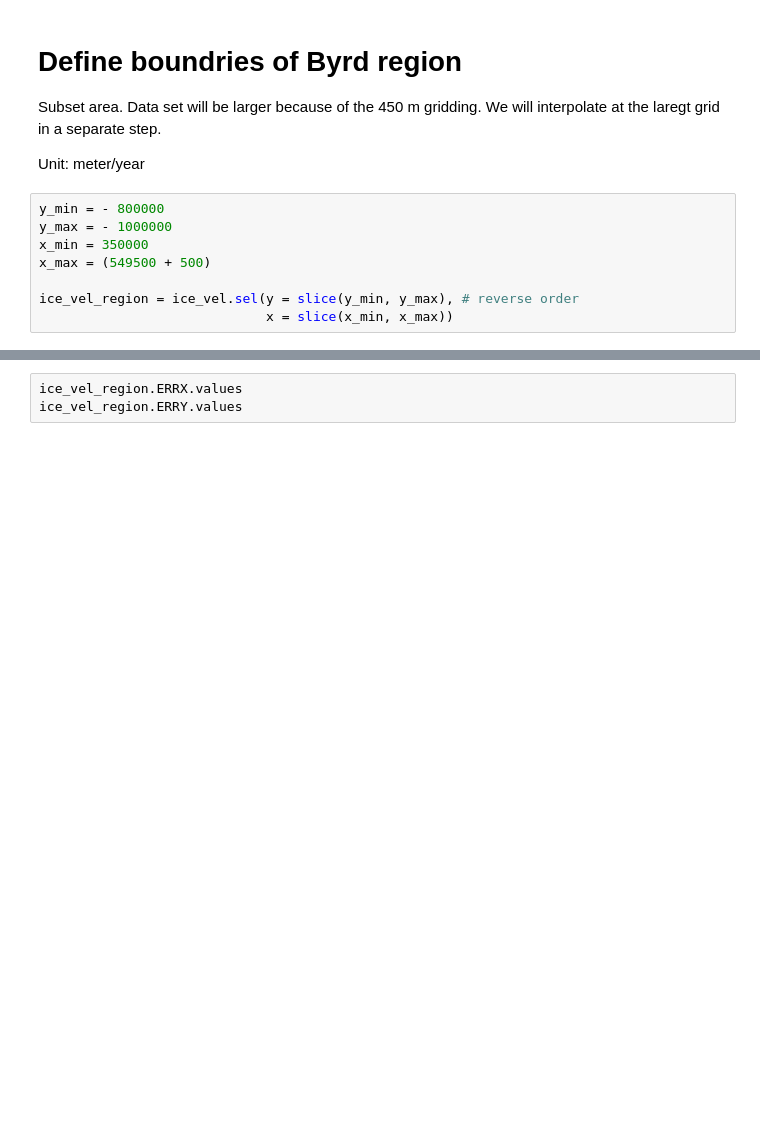
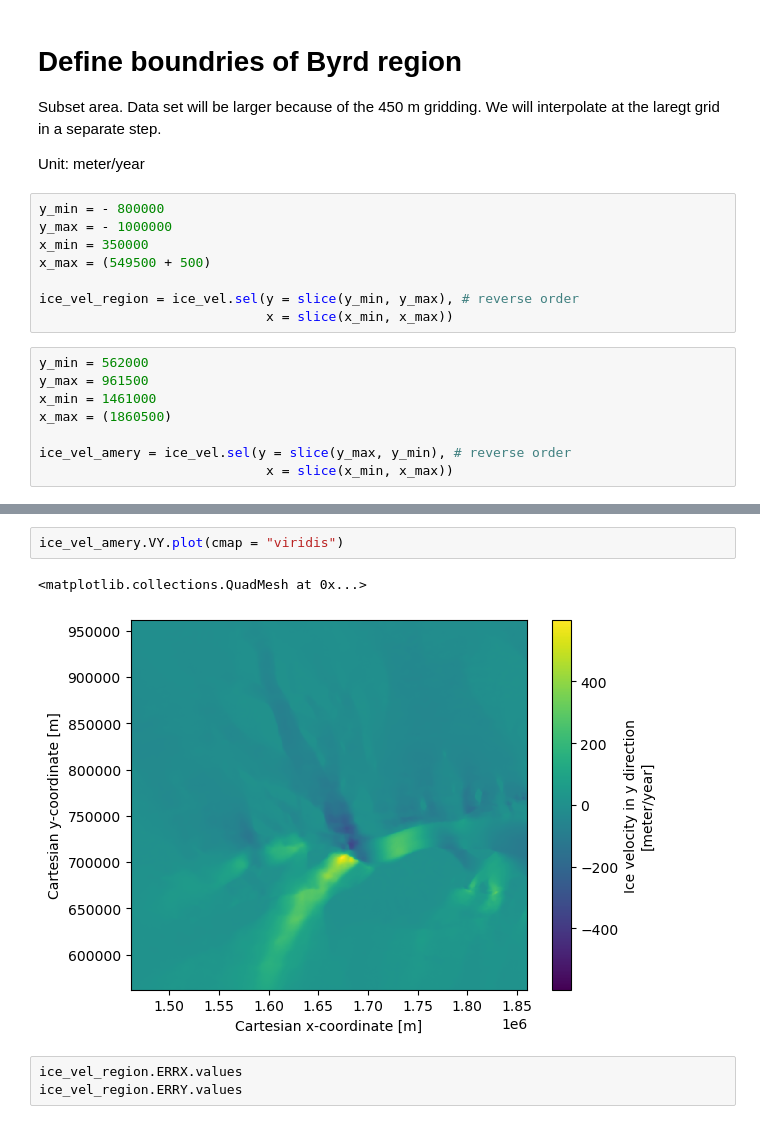
Before and after one commit to kimbente/ice_thickness, a Jupyter notebook: preprocess_icevelocity.ipynb, the cells around one changed output, grey strips where cells are left out. Saved outputs shown, nothing was run; the diff lists cells and outputs as text; blank space fills up the shorter version.

```diff
--- a/preprocess_icevelocity.ipynb
+++ b/preprocess_icevelocity.ipynb
@@ -46,3 +46,11 @@ x_max = (549500 + 500)
 
 ice_vel_region = ice_vel.sel(y = slice(y_min, y_max), # reverse order
                              x = slice(x_min, x_max))
+# %%
+y_min = 562000
+y_max = 961500
+x_min = 1461000
+x_max = (1860500)
+
+ice_vel_amery = ice_vel.sel(y = slice(y_max, y_min), # reverse order
+                             x = slice(x_min, x_max))
@@ -49,3 +77,8 @@ ice_vel_region = ice_vel.sel(y = slice(y_min, y_max), # reverse order
+# %%
+ice_vel_amery.VY.plot(cmap = "viridis")
+# %% [output]
+<matplotlib.collections.QuadMesh at 0x...>
+[figure, added]
 # %%
 ice_vel_region.ERRX.values
 ice_vel_region.ERRY.values
```
Also changed, not shown: parts of 1 cell of this notebook, 6 other files.
